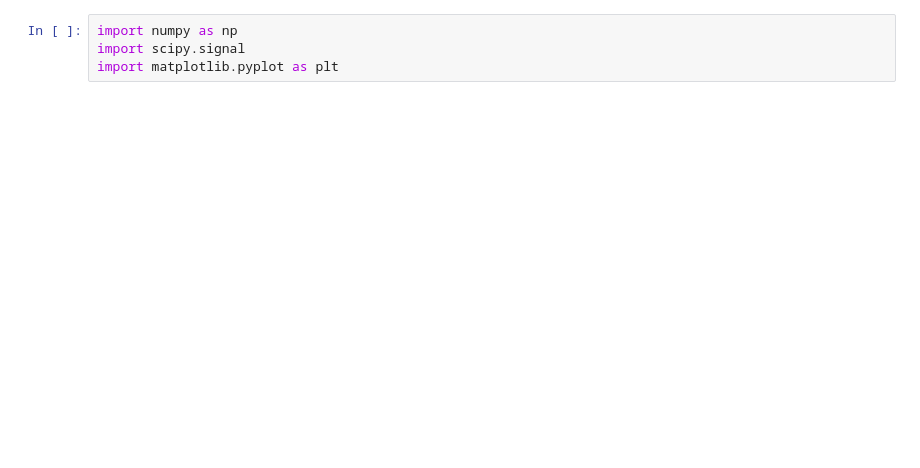
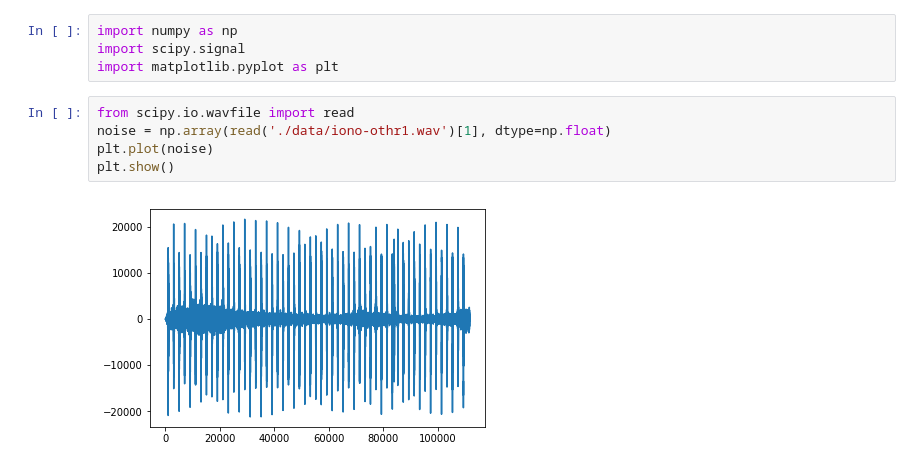
Before and after one commit to blair3sat/irss, a Jupyter notebook: chirpfinder_sim.ipynb, the cells around one changed output. Saved outputs shown, nothing was run; the diff lists cells and outputs as text; blank space fills up the shorter version.

```diff
--- a/chirpfinder_sim.ipynb
+++ b/chirpfinder_sim.ipynb
@@ -2,3 +2,10 @@
 import numpy as np
 import scipy.signal
 import matplotlib.pyplot as plt
+# %%
+from scipy.io.wavfile import read
+noise = np.array(read('./data/iono-othr1.wav')[1], dtype=np.float)
+plt.plot(noise)
+plt.show()
+# %% [output]
+[figure, added]
```
Also changed, not shown: parts of 5 cells of this notebook, 2 other files.
